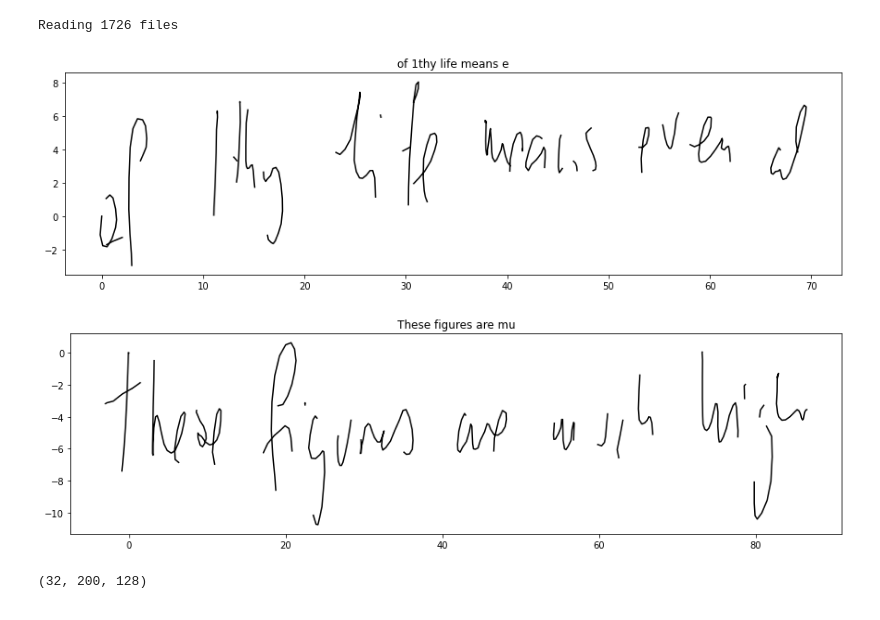
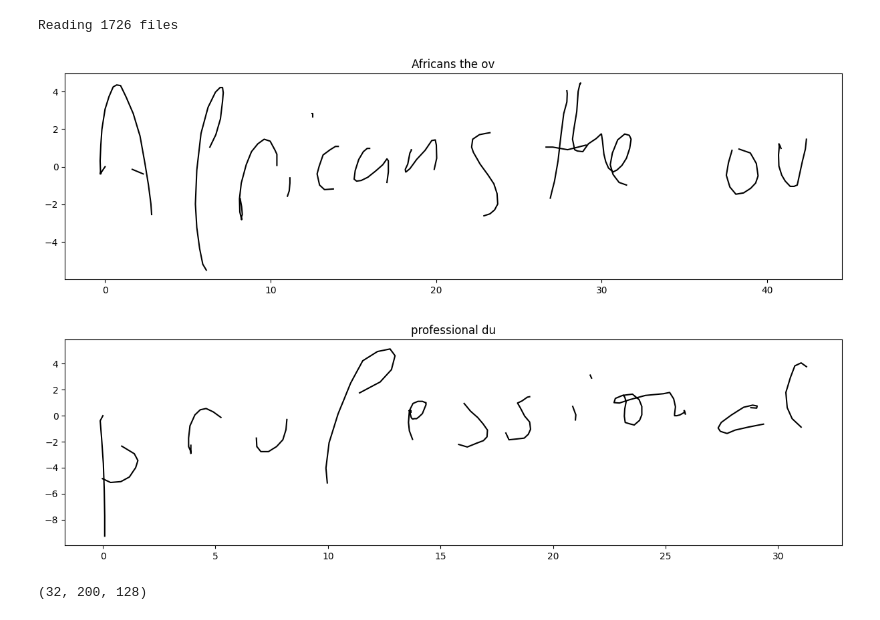
Before and after one commit to dcbrien/More-than-meets-the-eye---Transformers-that-write, a Jupyter notebook: Writing-Transformer.ipynb, the cells around one changed output. Cells and saved outputs as stored; diff of their text form; code cells hidden in the pictures.

```diff
--- a/Writing-Transformer.ipynb
+++ b/Writing-Transformer.ipynb
@@ -53,8 +48,8 @@ class WritingGenerator():
         # elegant way to handle that problem with a Transformer network, as we would need about 1500
         # tokens to read in every writing sample fully with padding and this is beyond a standard
         # Transformer. Perhaps a PerceiverAR is next?
-        self.MAX_STROKE_LEN = 300
-        self.MAX_CHAR_SEQ_LEN = 20
+        self.MAX_STROKE_LEN = 200
+        self.MAX_CHAR_SEQ_LEN = 15
 
         self.f_name = f_name
 
@@ -219,7 +214,7 @@ def plot_stroke(offsets, lines):
     strokes=np.array([np.cumsum(offsets[:,0]), np.cumsum(offsets[:,1]), offsets[:,2]]);
     stroke=[]
 
-    strokes[-1, -1] = 1
+    strokes[-1, -1] = 0
 
     for x, y, eos in strokes.T:
         stroke.append([x, y])
@@ -246,14 +241,14 @@ Reading 1726 files
 # %%
 # Inspect our dataset.  It returns a tuple of stroke offsets and matching ascii strings
 # You can see that there isn't an exact match for every subject for strokes to ascii
 # because of the token limit in Transformers
-SUB = 10
+SUB = 2
 
 for s, l in train.batched_onehot_set.take(2).cache():
     plot_stroke(s[0][SUB, :, :], s[1][SUB, :])
 # %% [output]
-[figure, old version]
+[figure, new version]
-[figure, old version]
+[figure, new version]
 # %%
 # Much of the following code is from the excellent Tensorflow tutorial on Transformers: https://www.tensorflow.org/text/tutorials/transformer
 
```
Also changed, not shown: parts of 24 cells of this notebook, 3 other files.
